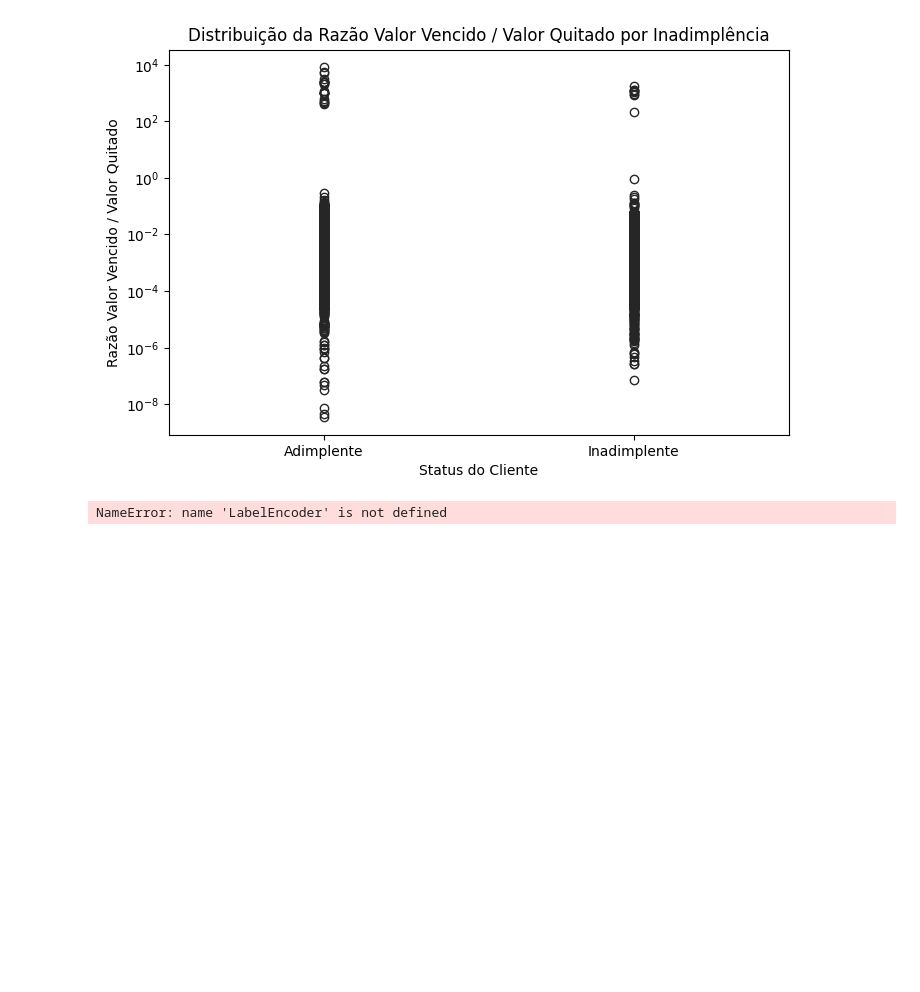
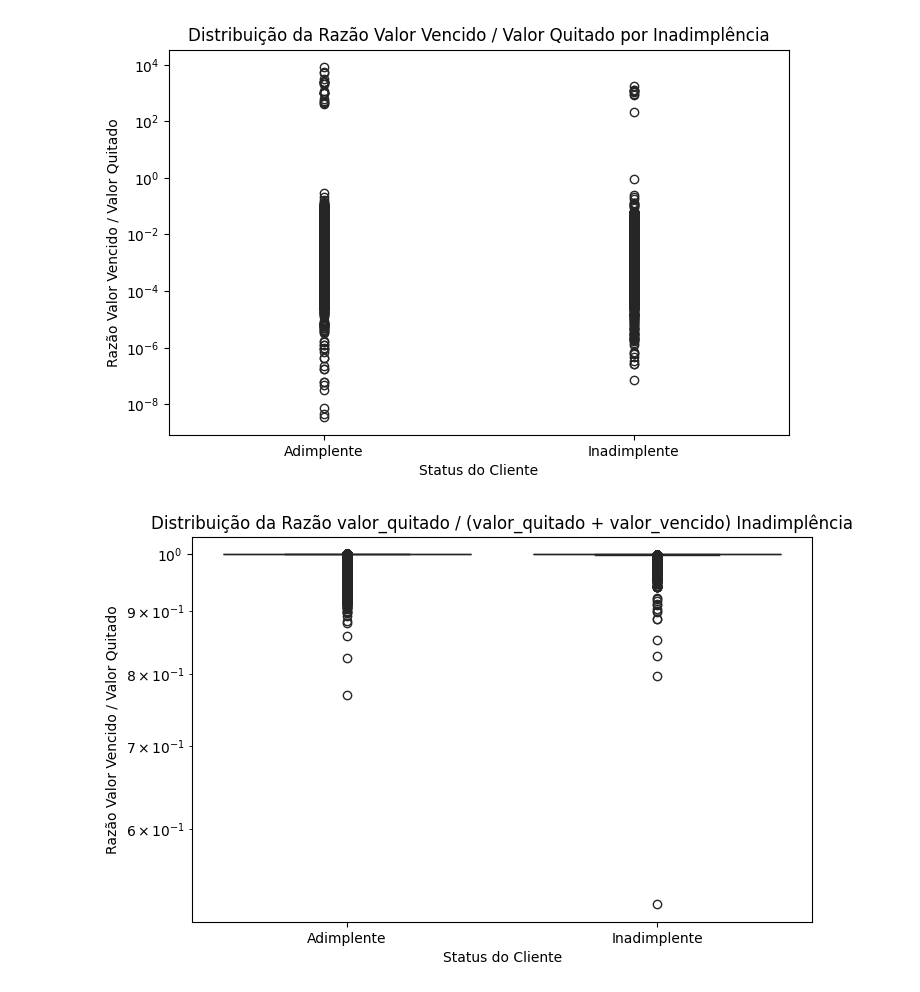
Before and after one commit to natfaria/x_health, a Jupyter notebook: notebooks/01-analise_exploratoria.ipynb, the cells around one changed output. Saved outputs shown, nothing was run; the diff lists cells and outputs as text; code cells hidden in the pictures; blank space fills up the shorter version.

```diff
--- a/notebooks/01-analise_exploratoria.ipynb
+++ b/notebooks/01-analise_exploratoria.ipynb
@@ -1085,16 +1085,17 @@ plt.yscale("log")  # Escala log para visualizar melhor os outliers
 plt.show()
 # %% [output]
 [figure]
-# %%
-from x_health.utils import tratar_categoricas
-df = tratar_categoricas(df)
-
-plt.figure(figsize=(8,6))
-sns.heatmap(df.corr(), annot=True, cmap="coolwarm", fmt=".2f", linewidths=0.5)
-plt.title("Correlação entre Variáveis")
-plt.show()
-# %% [output]
-NameError: name 'LabelEncoder' is not defined
 # %%
 # Criar histórico de pagamento como proporção de valores pagos em relação ao vencido
 df["historico_pagamento"] = df["valor_quitado"] / (df["valor_quitado"] + df["valor_vencido"] + 1)
+# %%
+plt.figure(figsize=(8,5))
+sns.boxplot(x=df["default"], y=df["historico_pagamento"], palette=["green", "red"])
+plt.xticks([0, 1], ["Adimplente", "Inadimplente"])
+plt.title("Distribuição da Razão valor_quitado / (valor_quitado + valor_vencido) Inadimplência")
+plt.xlabel("Status do Cliente")
+plt.ylabel("Razão Valor Vencido / Valor Quitado")
+plt.yscale("log")  # Escala log para visualizar melhor os outliers
+plt.show()
+# %% [output]
+[figure, added]
```
Also changed, not shown: parts of 4 cells of this notebook, 3 other files.
